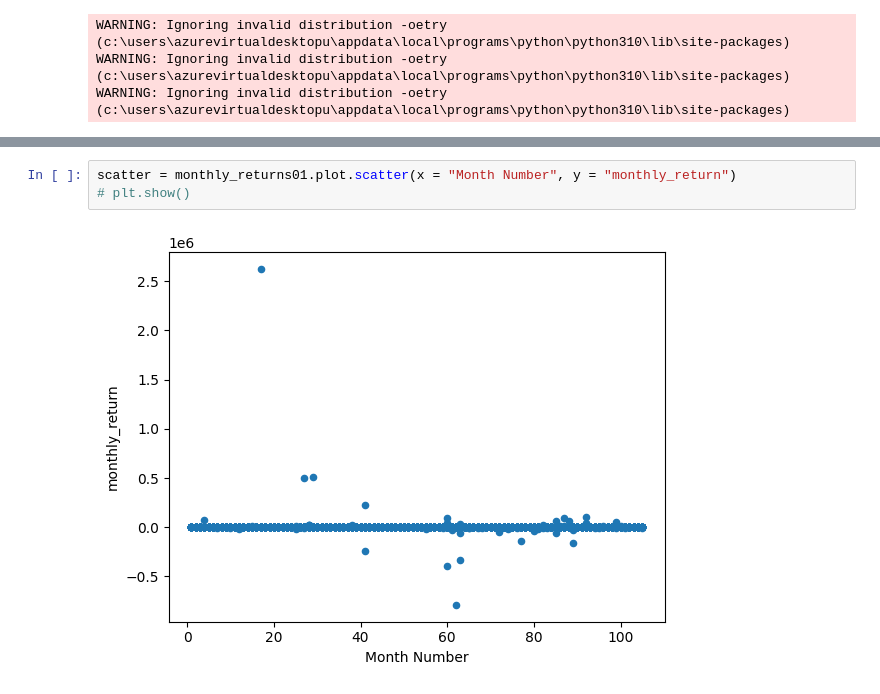
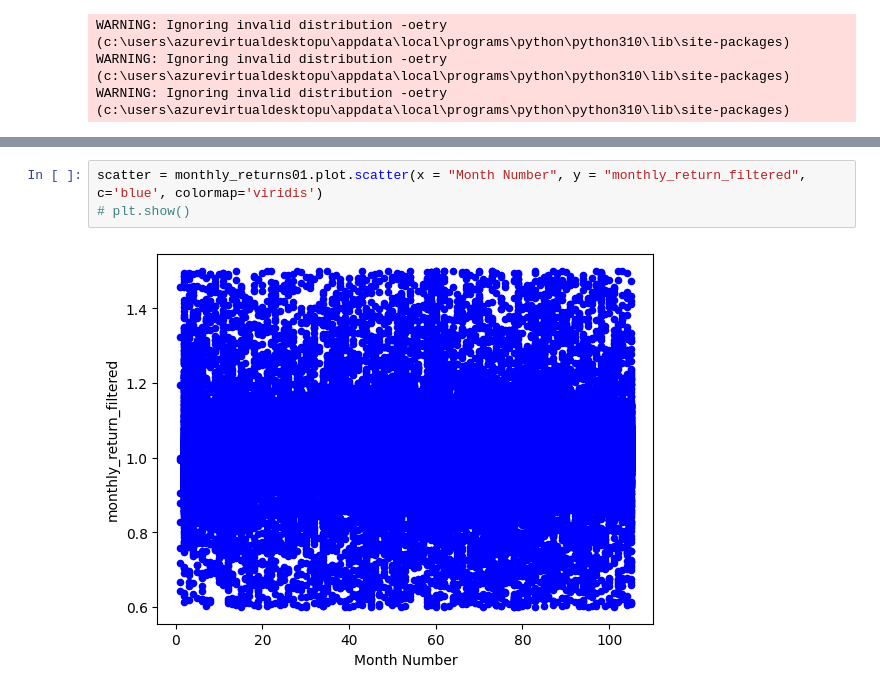
Before and after one commit to eloibernier/FundFlow, a Jupyter notebook: CIFSC_funds/CIFSC_FundMetrics.ipynb, the cells around one changed output, grey strips where cells are left out. Drawn from its saved outputs; the diff is of its cells as text.

```diff
--- a/CIFSC_funds/CIFSC_FundMetrics.ipynb
+++ b/CIFSC_funds/CIFSC_FundMetrics.ipynb
@@ -122,8 +122,8 @@ monthly_returns01.iloc[1750:1800]
 # %%
-scatter = monthly_returns01.plot.scatter(x = "Month Number", y = "monthly_return")
+scatter = monthly_returns01.plot.scatter(x = "Month Number", y = "monthly_return_filtered", c='blue', colormap='viridis')
 # plt.show()
 # %% [output]
-[figure, old version]
+[figure, new version]
 # %%
 scatter1 = monthly_returns01.plot.scatter(x = "Month Number", y = "avg_return_for_cat")
 # %% [output]
```
Also changed, not shown: parts of 5 cells of this notebook.
